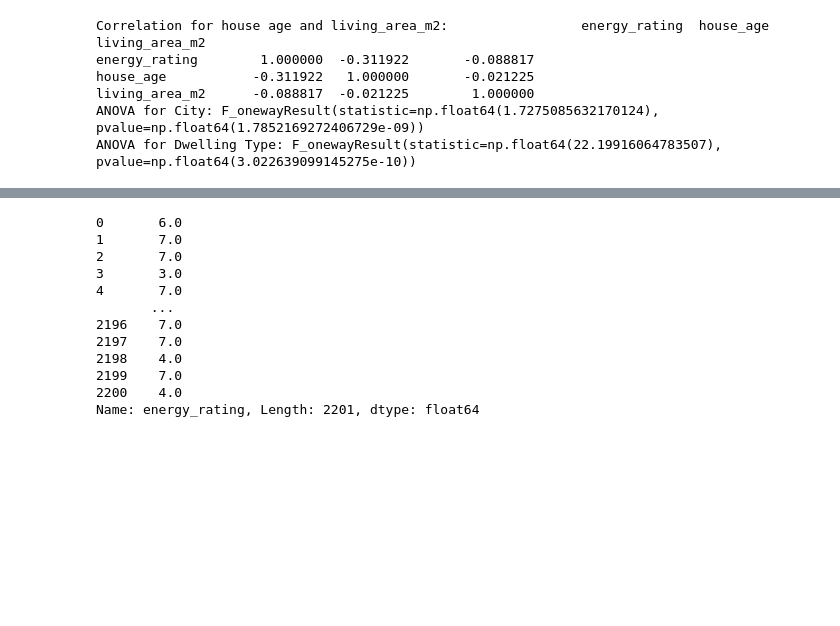
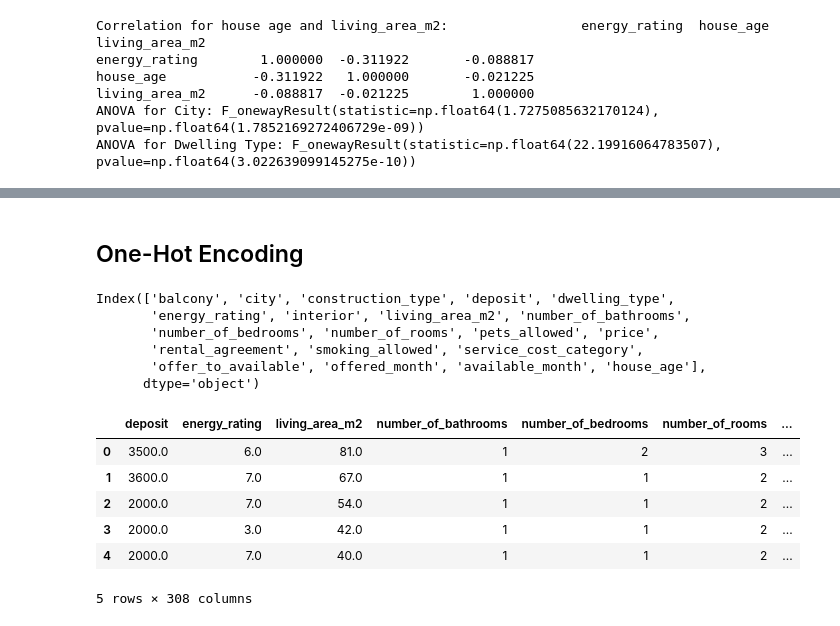
Before and after one commit to Yingtzudai/House-Searching-Helper, a Jupyter notebook: ML models.ipynb, the cells around one changed output, grey strips where cells are left out. Drawn from its saved outputs; the diff is of its cells as text; code cells hidden in the pictures; blank space fills up the shorter version.

```diff
--- a/ML models.ipynb
+++ b/ML models.ipynb
@@ -263,15 +344,24 @@ df.loc[df['energy_rating'].isna(), 'energy_rating'] = model.predict(X_test_encod
+# %% [markdown]
+## One-Hot Encoding
 # %%
-df['energy_rating']
+df.columns
 # %% [output]
-0       6.0
-1       7.0
-2       7.0
-3       3.0
-4       7.0
-       ...
-2196    7.0
-2197    7.0
-2198    4.0
-2199    7.0
-2200    4.0
-Name: energy_rating, Length: 2201, dtype: float64
+Index(['balcony', 'city', 'construction_type', 'deposit', 'dwelling_type',
+       'energy_rating', 'interior', 'living_area_m2', 'number_of_bathrooms',
+       'number_of_bedrooms', 'number_of_rooms', 'pets_allowed', 'price',
+       'rental_agreement', 'smoking_allowed', 'service_cost_category',
+       'offer_to_available', 'offered_month', 'available_month', 'house_age'],
+      dtype='object')
+# %%
+from sklearn.preprocessing import OneHotEncoder
+df = pd.get_dummies(df, columns = ['balcony','city','construction_type', 'dwelling_type', 'interior', 'pets_allowed', 'rental_agreement',
+                                   'smoking_allowed', 'service_cost_category', 'offered_month', 'available_month'])
+df.head()
+# %% [output]
+|  | deposit | energy_rating | living_area_m2 | number_of_bathrooms | number_of_bedrooms | number_of_rooms | ... |
+| 0 | 3500.0 | 6.0 | 81.0 | 1 | 2 | 3 | ... |
+| 1 | 3600.0 | 7.0 | 67.0 | 1 | 1 | 2 | ... |
+| 2 | 2000.0 | 7.0 | 54.0 | 1 | 1 | 2 | ... |
+| 3 | 2000.0 | 3.0 | 42.0 | 1 | 1 | 2 | ... |
+| 4 | 2000.0 | 7.0 | 40.0 | 1 | 1 | 2 | ... |
+5 rows × 308 columns
```
Also changed, not shown: parts of 15 cells of this notebook, 1 other file.
